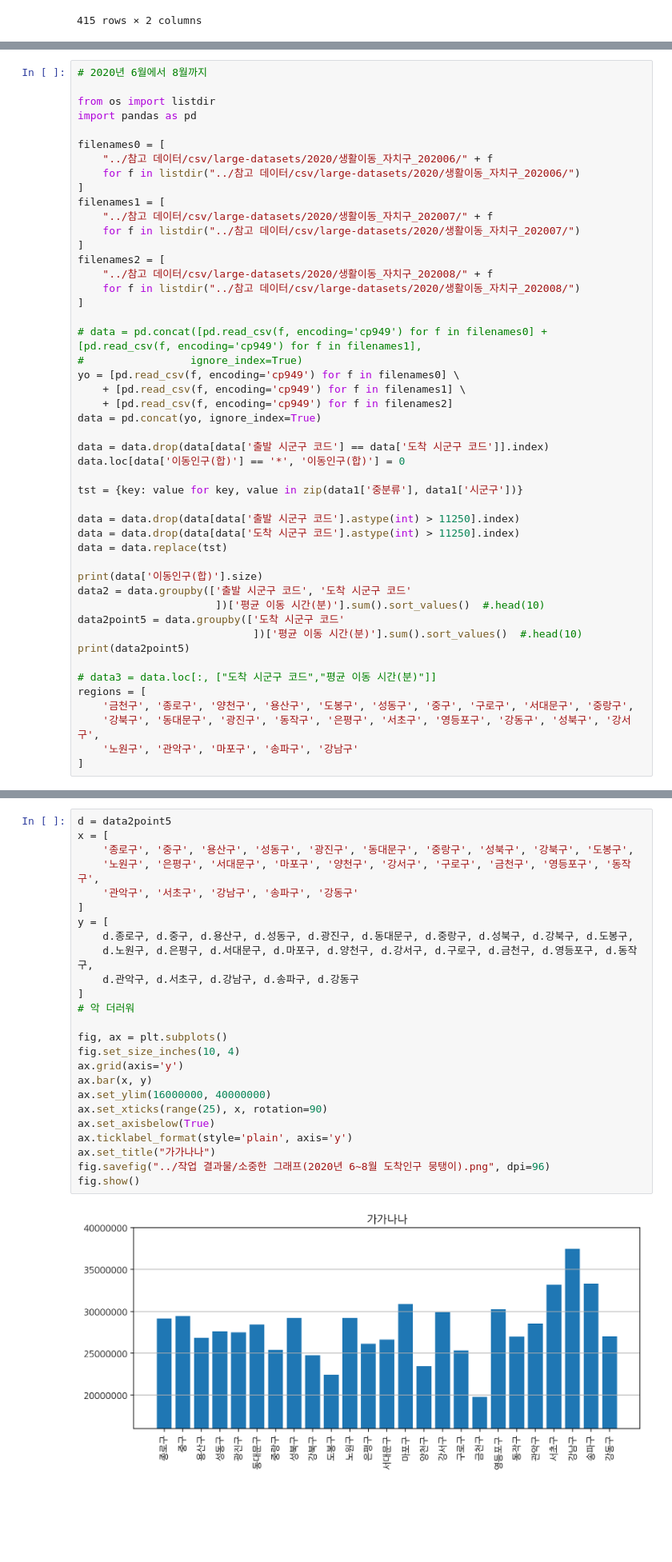
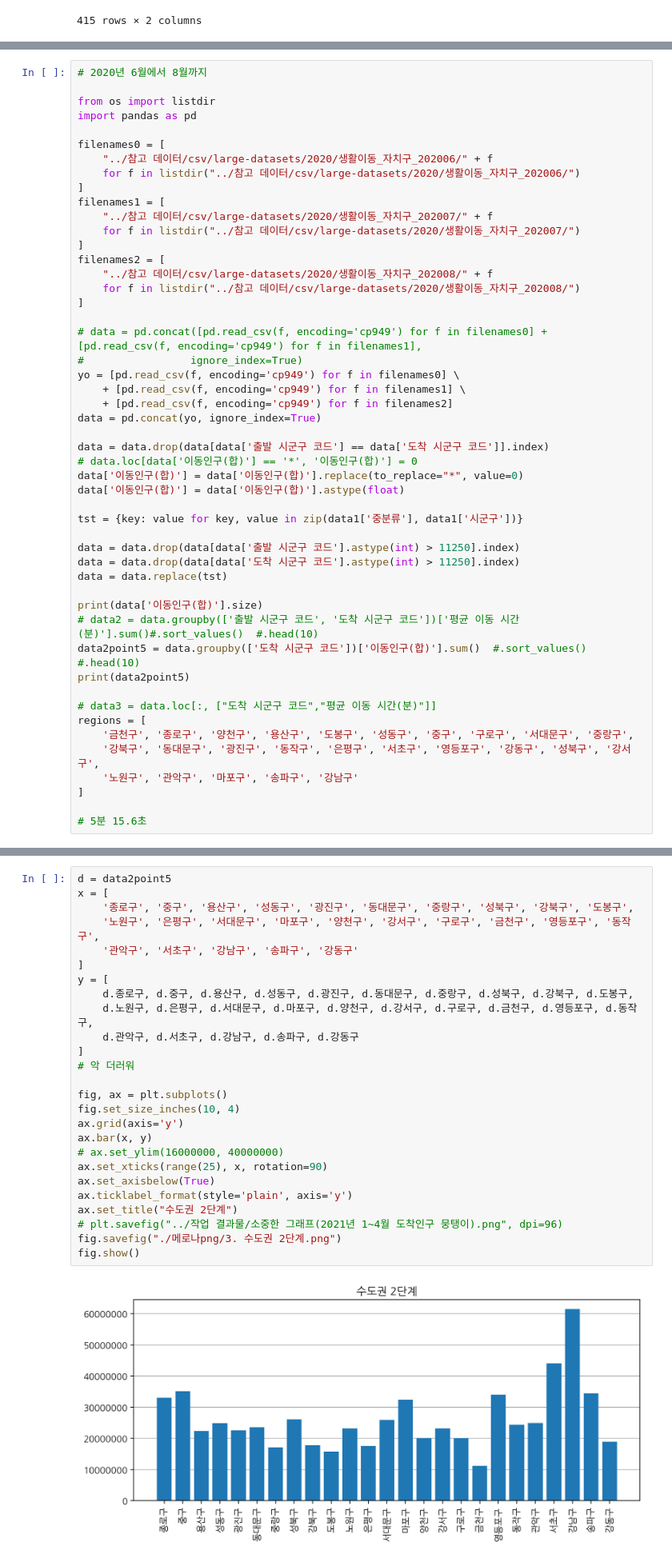
Before and after one commit to dmu-data-anal/data-analysis, a Jupyter notebook: .박종관/data_test5.ipynb, the cells around one changed output, grey strips where cells are left out. Shown at 80% size. Cells and saved outputs as stored; diff of their text form; blank space fills up the shorter version.

```diff
--- a/.박종관/data_test5.ipynb
+++ b/.박종관/data_test5.ipynb
@@ -278,7 +305,9 @@ yo = [pd.read_csv(f, encoding='cp949') for f in filenames0] \
 data = pd.concat(yo, ignore_index=True)
 
 data = data.drop(data[data['출발 시군구 코드'] == data['도착 시군구 코드']].index)
-data.loc[data['이동인구(합)'] == '*', '이동인구(합)'] = 0
+# data.loc[data['이동인구(합)'] == '*', '이동인구(합)'] = 0
+data['이동인구(합)'] = data['이동인구(합)'].replace(to_replace="*", value=0)
+data['이동인구(합)'] = data['이동인구(합)'].astype(float)
 
 tst = {key: value for key, value in zip(data1['중분류'], data1['시군구'])}
 
@@ -287,10 +316,8 @@ data = data.drop(data[data['도착 시군구 코드'].astype(int) > 11250].index
 data = data.replace(tst)
 
 print(data['이동인구(합)'].size)
-data2 = data.groupby(['출발 시군구 코드', '도착 시군구 코드'
-                      ])['평균 이동 시간(분)'].sum().sort_values()  #.head(10)
-data2point5 = data.groupby(['도착 시군구 코드'
-                            ])['평균 이동 시간(분)'].sum().sort_values()  #.head(10)
+# data2 = data.groupby(['출발 시군구 코드', '도착 시군구 코드'])['평균 이동 시간(분)'].sum()#.sort_values()  #.head(10)
+data2point5 = data.groupby(['도착 시군구 코드'])['이동인구(합)'].sum()  #.sort_values()  #.head(10)
 print(data2point5)
 
 # data3 = data.loc[:, ["도착 시군구 코드","평균 이동 시간(분)"]]
@@ -299,6 +326,8 @@ regions = [
     '강북구', '동대문구', '광진구', '동작구', '은평구', '서초구', '영등포구', '강동구', '성북구', '강서구',
     '노원구', '관악구', '마포구', '송파구', '강남구'
 ]
+
+# 5분 15.6초
 # %% [output]
 28304580
 도착 시군구 코드
@@ -322,28 +351,29 @@ Name: 평균 이동 시간(분), dtype: int64
 # %%
 d = data2point5
 x = [
     '종로구', '중구', '용산구', '성동구', '광진구', '동대문구', '중랑구', '성북구', '강북구', '도봉구',
     '노원구', '은평구', '서대문구', '마포구', '양천구', '강서구', '구로구', '금천구', '영등포구', '동작구',
     '관악구', '서초구', '강남구', '송파구', '강동구'
 ]
 y = [
     d.종로구, d.중구, d.용산구, d.성동구, d.광진구, d.동대문구, d.중랑구, d.성북구, d.강북구, d.도봉구,
     d.노원구, d.은평구, d.서대문구, d.마포구, d.양천구, d.강서구, d.구로구, d.금천구, d.영등포구, d.동작구,
     d.관악구, d.서초구, d.강남구, d.송파구, d.강동구
 ]
 # 악 더러워
 
 fig, ax = plt.subplots()
 fig.set_size_inches(10, 4)
 ax.grid(axis='y')
 ax.bar(x, y)
-ax.set_ylim(16000000, 40000000)
+# ax.set_ylim(16000000, 40000000)
 ax.set_xticks(range(25), x, rotation=90)
 ax.set_axisbelow(True)
 ax.ticklabel_format(style='plain', axis='y')
-ax.set_title("가가나나")
-fig.savefig("../작업 결과물/소중한 그래프(2020년 6~8월 도착인구 뭉탱이).png", dpi=96)
+ax.set_title("수도권 2단계")
+# plt.savefig("../작업 결과물/소중한 그래프(2021년 1~4월 도착인구 뭉탱이).png", dpi=96)
+fig.savefig("./메로나png/3. 수도권 2단계.png")
 fig.show()
 # %% [output]
-[figure, old version]
+[figure, new version]
 # %% [markdown]
```
Also changed, not shown: parts of 17 cells of this notebook, 21 other files.
